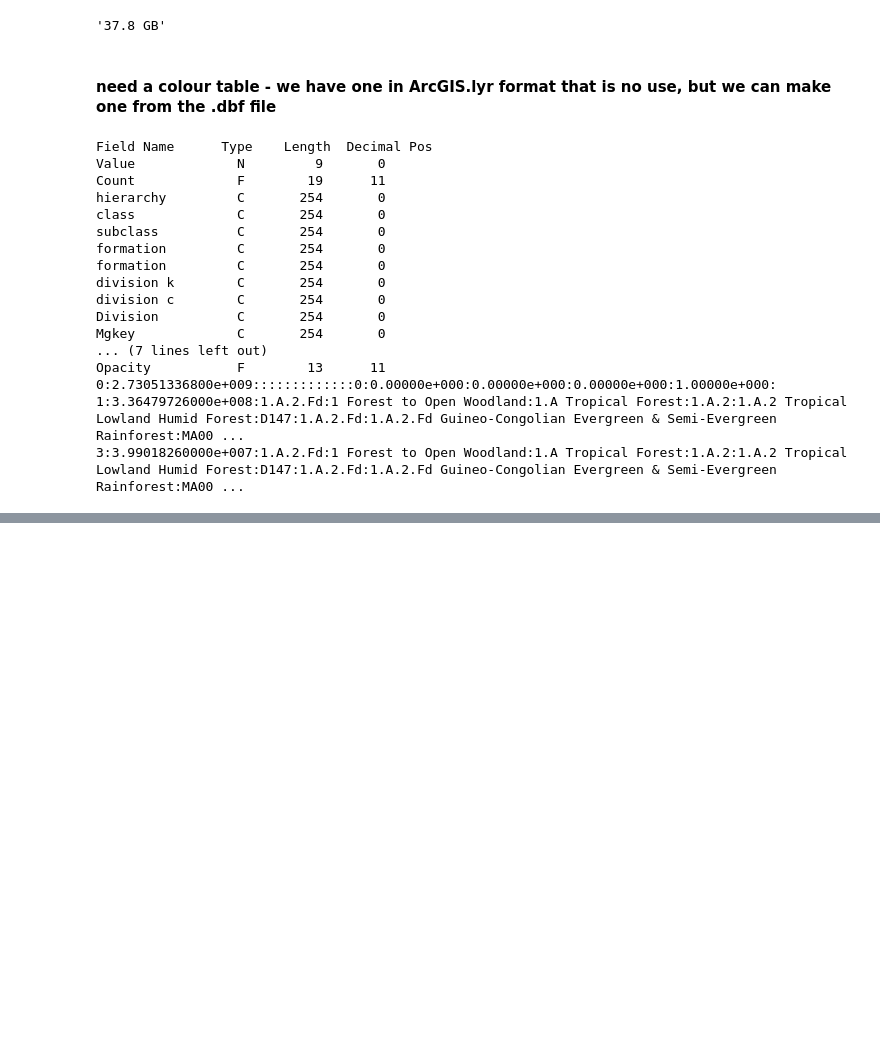
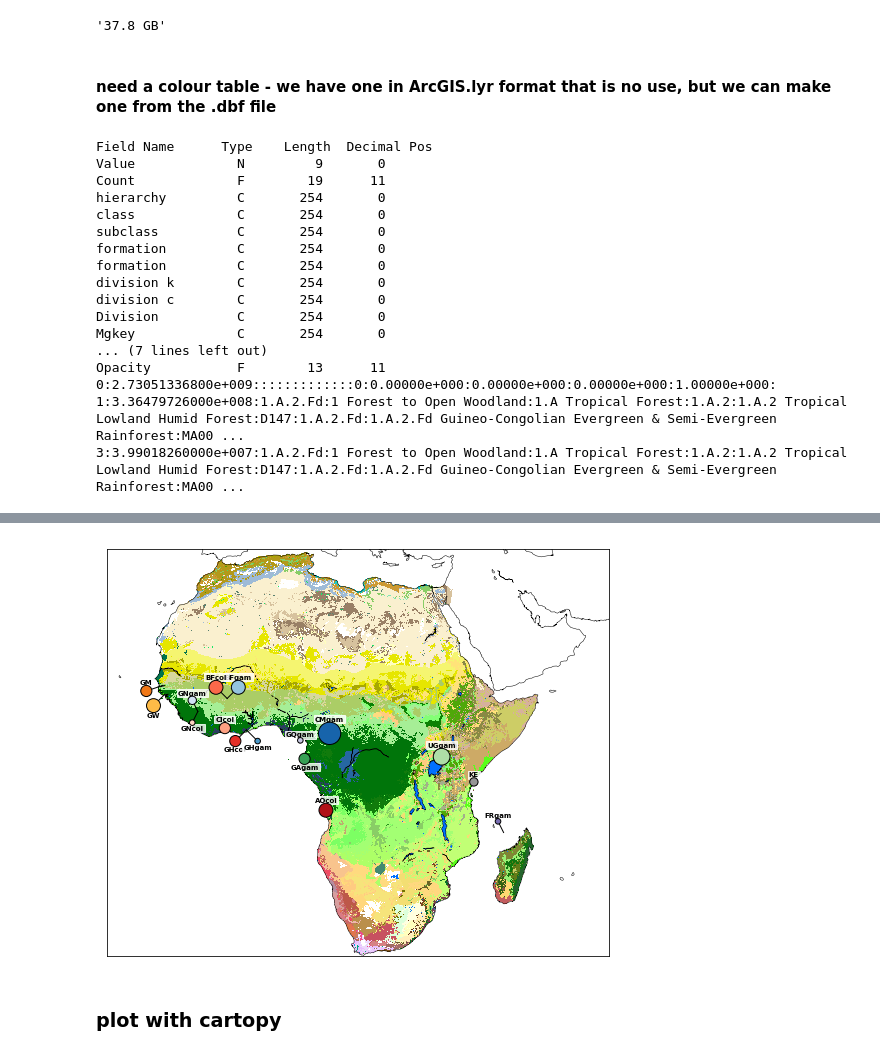
Before and after one commit to alimanfoo/ag1000g-phase2-data-paper, a Jupyter notebook: work/9_collection_map/phase_2_collection_map.ipynb, the cells around one changed output, grey strips where cells are left out. Saved outputs shown, nothing was run; the diff lists cells and outputs as text; code cells hidden in the pictures; blank space fills up the shorter version.

```diff
--- a/work/9_collection_map/phase_2_collection_map.ipynb
+++ b/work/9_collection_map/phase_2_collection_map.ipynb
@@ -440,0 +532,78 @@ Opacity           F        13      11
+# %%
+xlist = []
+ylist = []
+
+
+
+figsize = (9,9)
+fig = plt.figure(figsize=(figsize))
+ax = fig.add_subplot(111)
+# use Lambert azimuthal equal area projection
+m = Basemap(projection='cyl', resolution='l',
+            lon_0=(extent_lonlat[0] + extent_lonlat[1])/2,
+            lat_0=(extent_lonlat[2] + extent_lonlat[3])/2,
+            llcrnrlon=extent_lonlat[0], llcrnrlat=extent_lonlat[2],
+            urcrnrlon=extent_lonlat[1], urcrnrlat=extent_lonlat[3])
+
+# plot the raster data, transforming coordinates using the map's projection
+lons = np.linspace(extent_lonlat[0], extent_lonlat[1], data.shape[1])
+lats = np.linspace(extent_lonlat[3], extent_lonlat[2], data.shape[0])
+lons, lats = np.meshgrid(lons, lats)
+xx, yy = m(lons, lats)
+m.pcolormesh(xx, yy, data, cmap=color_map)
+
+# plot coastlines etc.
+m.drawcoastlines(linewidth=.5)
+# parallels = np.arange(-45, 45, 15)
+# m.drawparallels(parallels, labels=[1, 0, 0, 0])
+# meridians = np.arange(0, 360, 15)
+# m.drawmeridians(meridians, labels=[0, 0, 0, 1])
+#m.readshapefile('/home/chris/Ag1000g_ExtFig1_map/AfricanCountires', 'sudan')
+
+# population_order = np.unique(populations).tolist()
+#added zorder to get the dot on top of the country lines
+z = 2
+
+for pop, lat, lon, offset_lat, offset_lon, num, pos in zip(list(df['pop']), list(df.lat), list(df.lon), list(df.offset_lat), list(df.offset_lon), list(df.num), list(df.label)):
+    centre = (lon + offset_lon, lat + offset_lat)
+    if num < 25:
+        radius = 0.5
+    elif num < 50:
+        radius = 0.75
+    elif num < 75:
+        radius = 1
+    elif num < 100:
+        radius = 1.25
+    elif num < 125:
+        radius = 1.50
+    else:
+        radius = 2
+    ax.add_patch(plt.Circle(xy=centre, radius=radius, edgecolor='k', facecolor=pop_colors[pop], zorder=7))
+
+    if offset_lat != 0 or offset_lon != 0:
+        ax.plot([lon, lon + offset_lon],
+                [lat, lat + offset_lat], 'k-', lw=1)
+
+    lbl = pop
+    if pos == 'bottom':
+        ax.text(centre[0], centre[1] + radius, lbl, ha='center', va='bottom', fontsize=7, fontweight='bold', bbox=dict(edgecolor='w', facecolor='w', pad=1, alpha=.8, ), zorder=6)
+    if pos == 'top':
+        ax.text(centre[0], centre[1] - radius, lbl, ha='center', va='top', fontsize=7, fontweight='bold', bbox=dict(edgecolor='w', facecolor='w', pad=1, alpha=.8, ), zorder=6)
+
+# for reg in regions:
+#     lat, lon = df_samples.loc[reg == df_samples.region][["latitude", "longitude"]].mean()
+#     X,Y = m(lon, lat)
+#     xlist.append(lon)
+#     ylist.append(lat)
+#     ax.scatter([X],[Y] , marker="o", s=50, c="r", zorder=z)
+#     z = z + 1
+
+# #plt.title('Plate carrée projection', va='bottom')
+
+# artwork_dir = '/home/chris/Desktop'
+# fn = os.path.join(artwork_dir, 'ExFig1_fumap_highqual.500.jpeg')
+# fig.savefig(fn, jpeg_quality=100, dpi=500, bbox_inches='tight');
+# %% [output]
+[figure, added]
+# %% [markdown]
+### plot with cartopy
```
Also changed, not shown: parts of 25 cells of this notebook, 1 other file.
